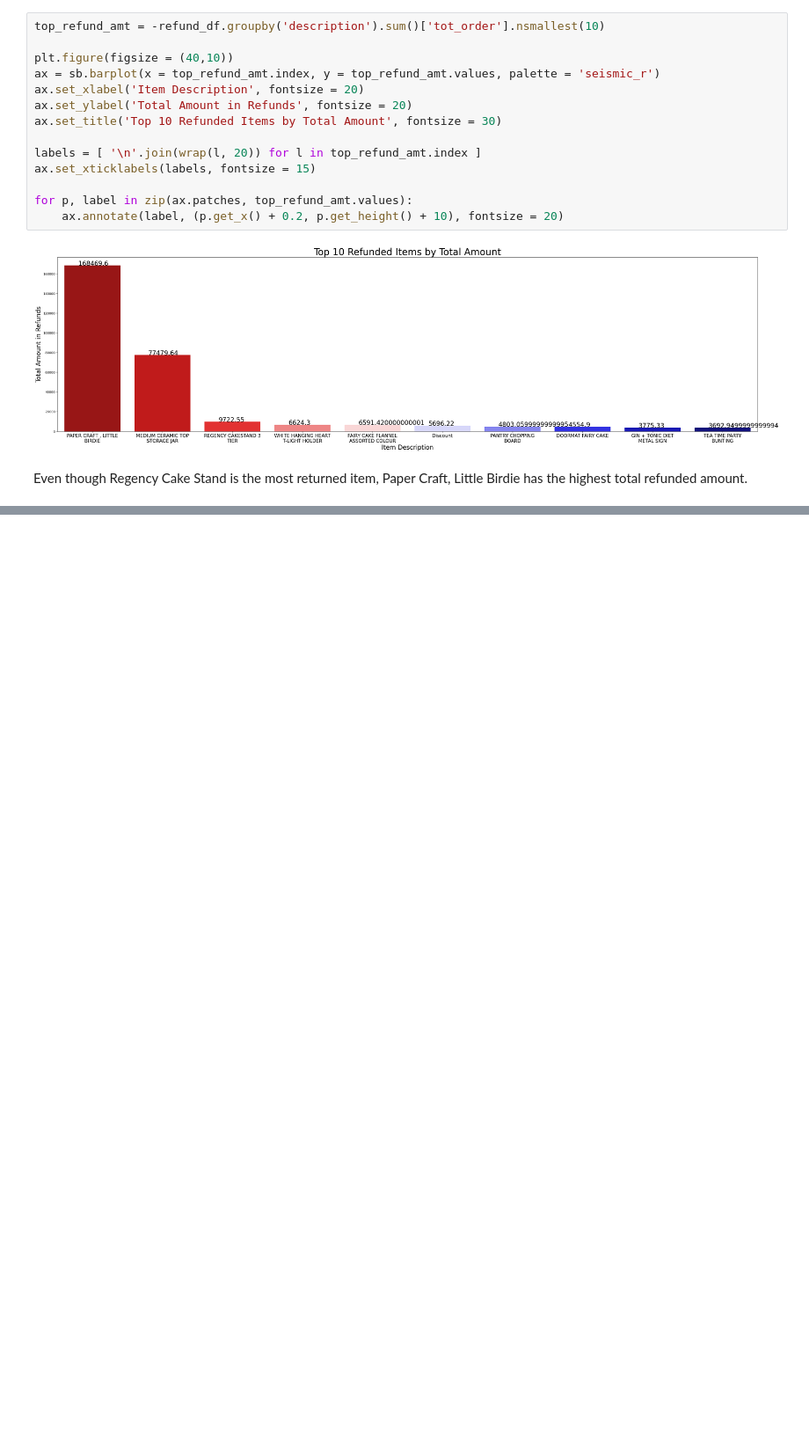
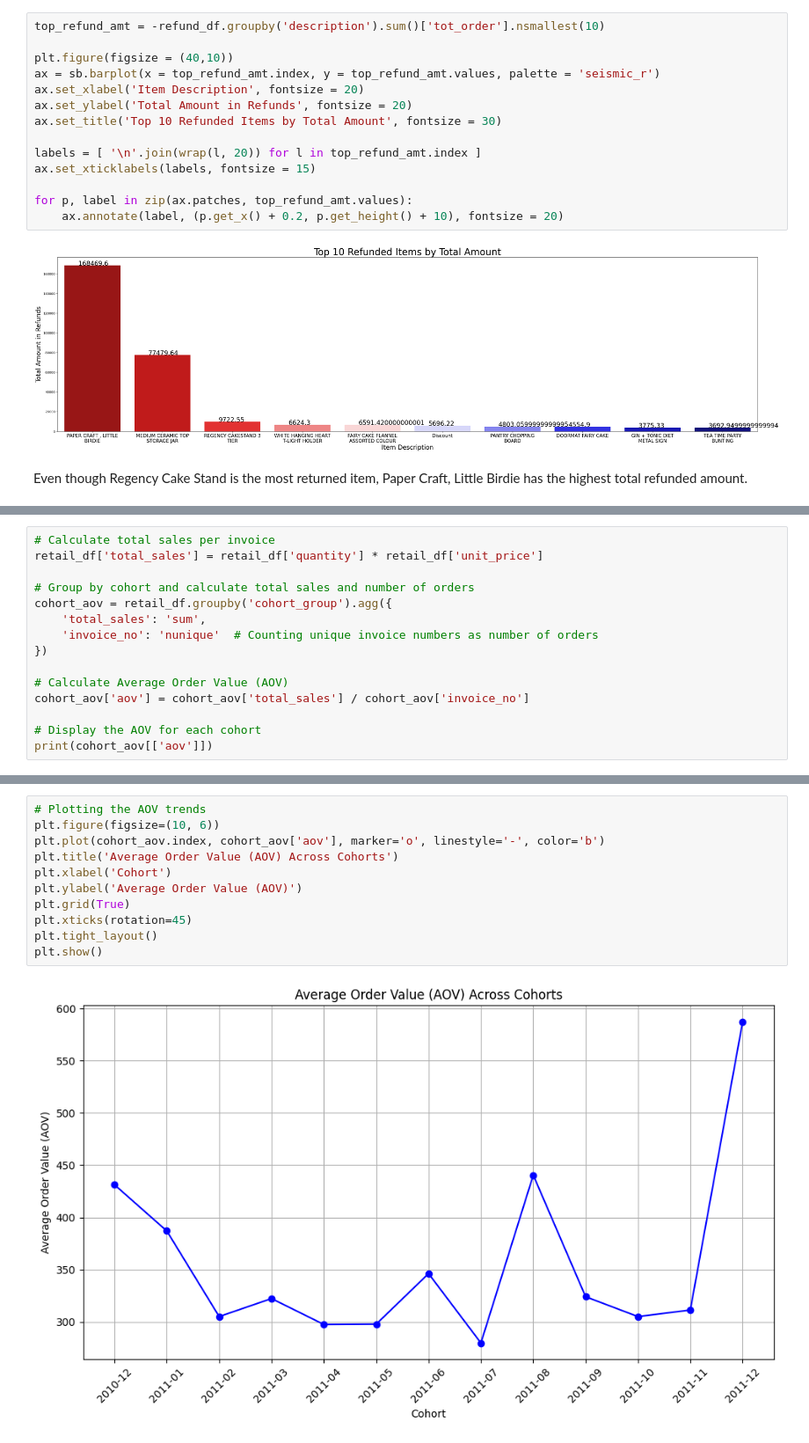
Before and after one commit to degr8sid-code/Cohort-Analysis, a Jupyter notebook: Retail_Cohort_Analysis.ipynb, the cells around one changed output, grey strips where cells are left out. Shown at 88% size. Drawn from its saved outputs; the diff is of its cells as text; blank space fills up the shorter version.

```diff
--- a/Retail_Cohort_Analysis.ipynb
+++ b/Retail_Cohort_Analysis.ipynb
@@ -548,0 +554,15 @@ Even though Regency Cake Stand is the most returned item, Paper Craft, Little Bi
+# %%
+# Calculate total sales per invoice
+retail_df['total_sales'] = retail_df['quantity'] * retail_df['unit_price']
+
+# Group by cohort and calculate total sales and number of orders
+cohort_aov = retail_df.groupby('cohort_group').agg({
+    'total_sales': 'sum',
+    'invoice_no': 'nunique'  # Counting unique invoice numbers as number of orders
+})
+
+# Calculate Average Order Value (AOV)
+cohort_aov['aov'] = cohort_aov['total_sales'] / cohort_aov['invoice_no']
+
+# Display the AOV for each cohort
+print(cohort_aov[['aov']])
@@ -548,0 +590,13 @@ Even though Regency Cake Stand is the most returned item, Paper Craft, Little Bi
+# %%
+# Plotting the AOV trends
+plt.figure(figsize=(10, 6))
+plt.plot(cohort_aov.index, cohort_aov['aov'], marker='o', linestyle='-', color='b')
+plt.title('Average Order Value (AOV) Across Cohorts')
+plt.xlabel('Cohort')
+plt.ylabel('Average Order Value (AOV)')
+plt.grid(True)
+plt.xticks(rotation=45)
+plt.tight_layout()
+plt.show()
+# %% [output]
+[figure, added]
```
Also changed, not shown: parts of 4 cells of this notebook.
